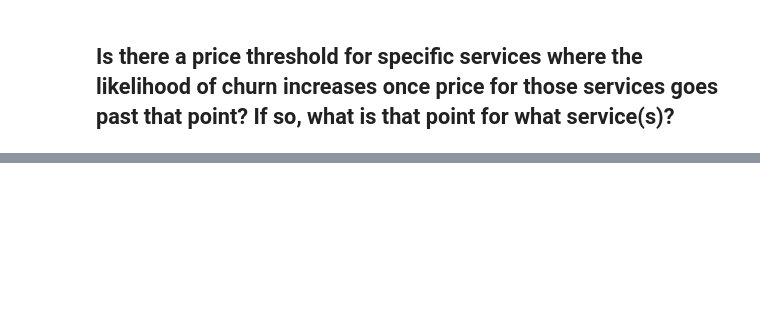
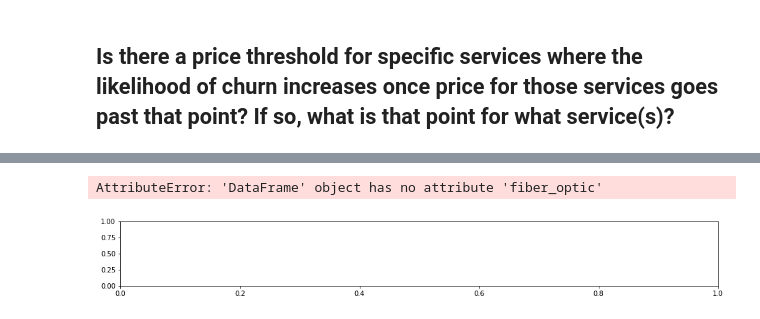
Before and after one commit to Rooster-Warrior/analyzing-customer-churn, a Jupyter notebook: Noah_working_notebook.ipynb, the cells around one changed output, grey strips where cells are left out. Saved outputs shown, nothing was run; the diff lists cells and outputs as text; code cells hidden in the pictures; blank space fills up the shorter version.

```diff
--- a/Noah_working_notebook.ipynb
+++ b/Noah_working_notebook.ipynb
@@ -204,0 +184,3 @@ churn_output =
+# %%
+column_list = ['internet_service_type', 'payment_type', 'contract_type']
+churn = subset_churn_data(column_list)
@@ -205,3 +191,15 @@ churn_output =
+# %%
+plt.figure(figsize=(16,6))
+
+plt.subplot(3,1,1)
+sns.barplot(x, churn.fiber_optic)
+plt.subplot(3,1,2)
+sns.barplot(x, churn.dsl)
+plt.subplot(3,1,3)
+sns.barplot(x, churn.no_internet)
+# %% [output]
+AttributeError: 'DataFrame' object has no attribute 'fiber_optic'
+[figure, added]
 # %%
 # f = plt.figure(figsize=(25,20))
 
```
Also changed, not shown: parts of 57 cells of this notebook.
